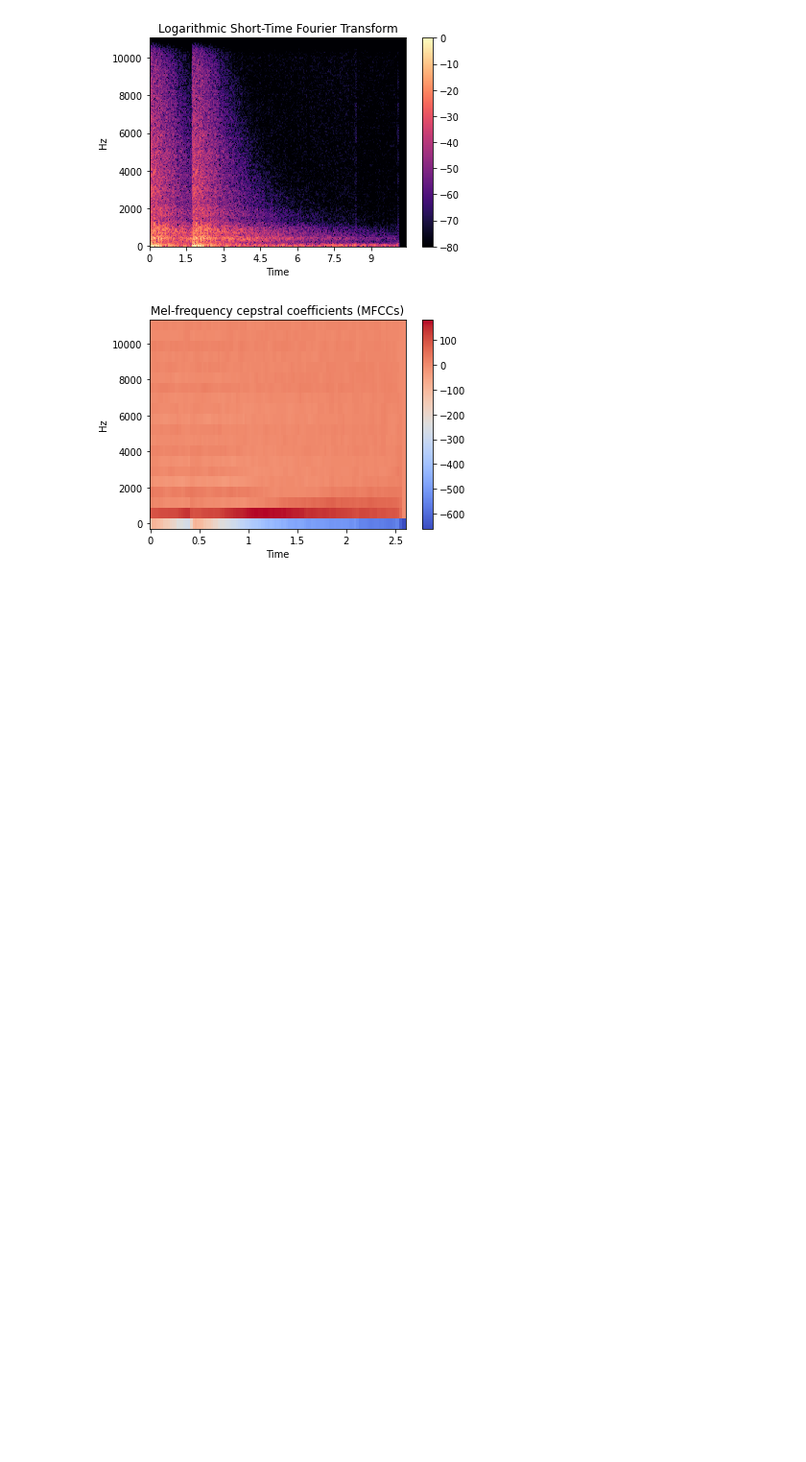
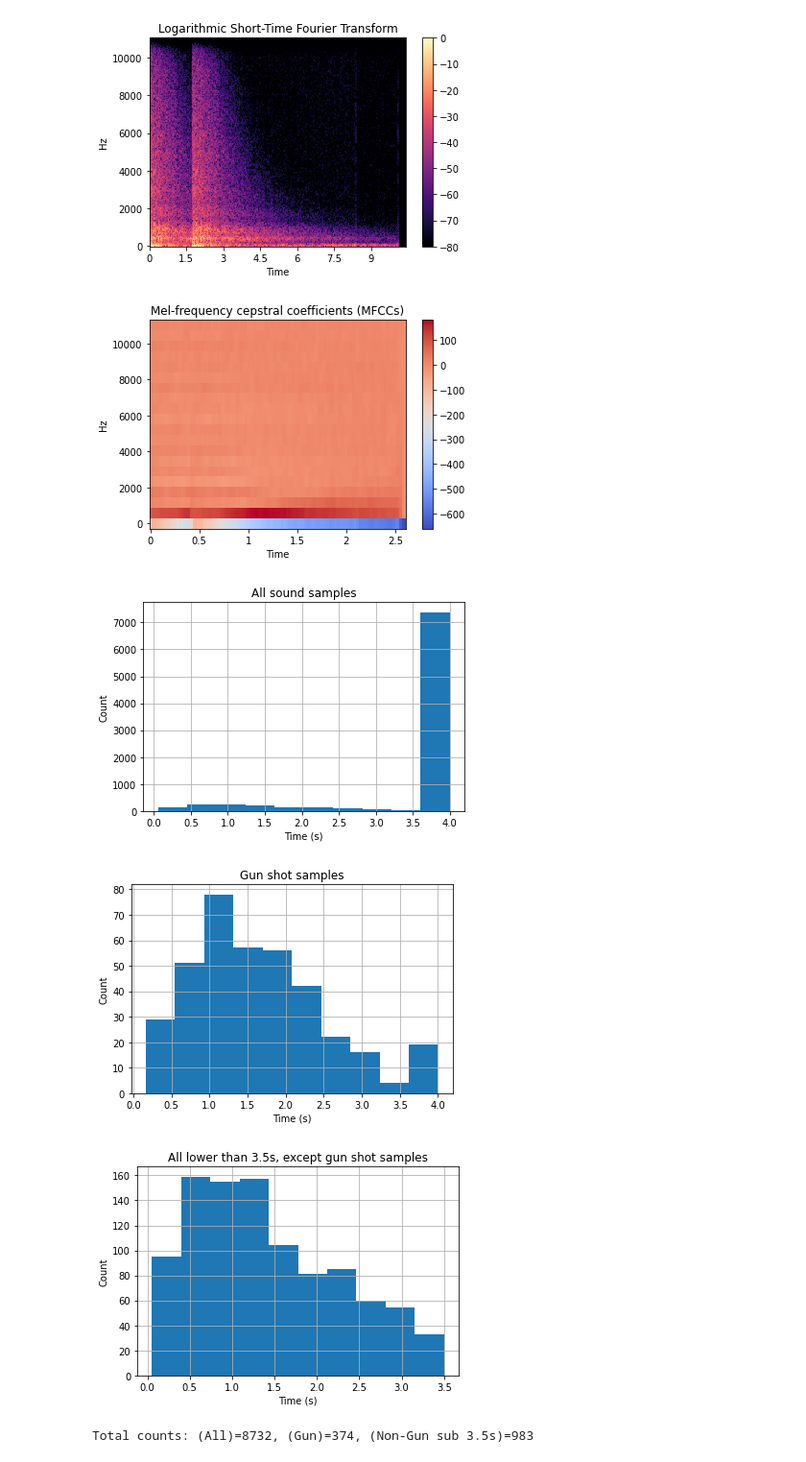
Before and after one commit to mrhheffernan/erdio-dev, a Jupyter notebook: exploratory_urbansound8k.ipynb, the cells around one changed output. Shown: that part at 96% size. Saved outputs shown, nothing was run; the diff lists cells and outputs as text; code cells hidden in the pictures; blank space fills up the shorter version.

Commit message:
Distribution of sound lengths.

```diff
--- a/exploratory_urbansound8k.ipynb
+++ b/exploratory_urbansound8k.ipynb
@@ -156,3 +156,33 @@ Salience: foreground
 [figure]
 [figure]
 [figure]
+# %%
+# Check the distribution of sound lengths
+audio_length = metadata['end'] - metadata['start']
+audio_length.hist()
+plt.xlabel('Time (s)')
+plt.ylabel('Count')
+plt.title('All sound samples')
+plt.show()
+
+audio_length_gun_shot = metadata_gun_shot['end'] - metadata_gun_shot['start']
+audio_length_gun_shot.hist()
+plt.xlabel('Time (s)')
+plt.ylabel('Count')
+plt.title('Gun shot samples')
+plt.show()
+
+metadata_non_shot = metadata[(metadata['class']!='gun_shot') & (audio_length<3.5)]
+audio_length_non_shot = metadata_non_shot['end'] - metadata_non_shot['start']
+audio_length_non_shot.hist()
+plt.xlabel('Time (s)')
+plt.ylabel('Count')
+plt.title('All lower than 3.5s, except gun shot samples')
+plt.show()
+
+print(f'Total counts: (All)={len(audio_length)}, (Gun)={len(audio_length_gun_shot)}, (Non-Gun sub 3.5s)={len(audio_length_non_shot)}')
+# %% [output]
+[figure, added]
+[figure, added]
+[figure, added]
+Total counts: (All)=8732, (Gun)=374, (Non-Gun sub 3.5s)=983
```
